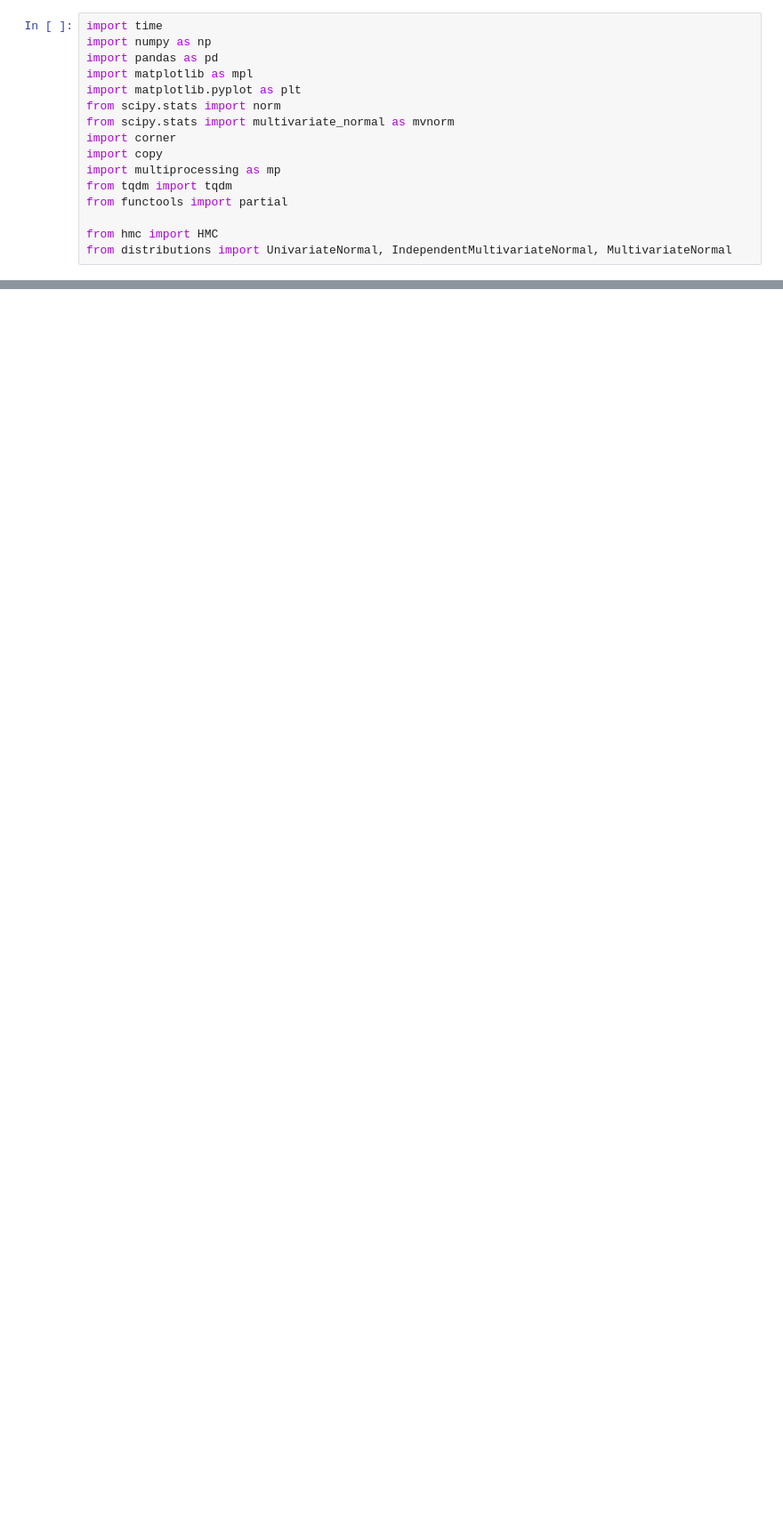
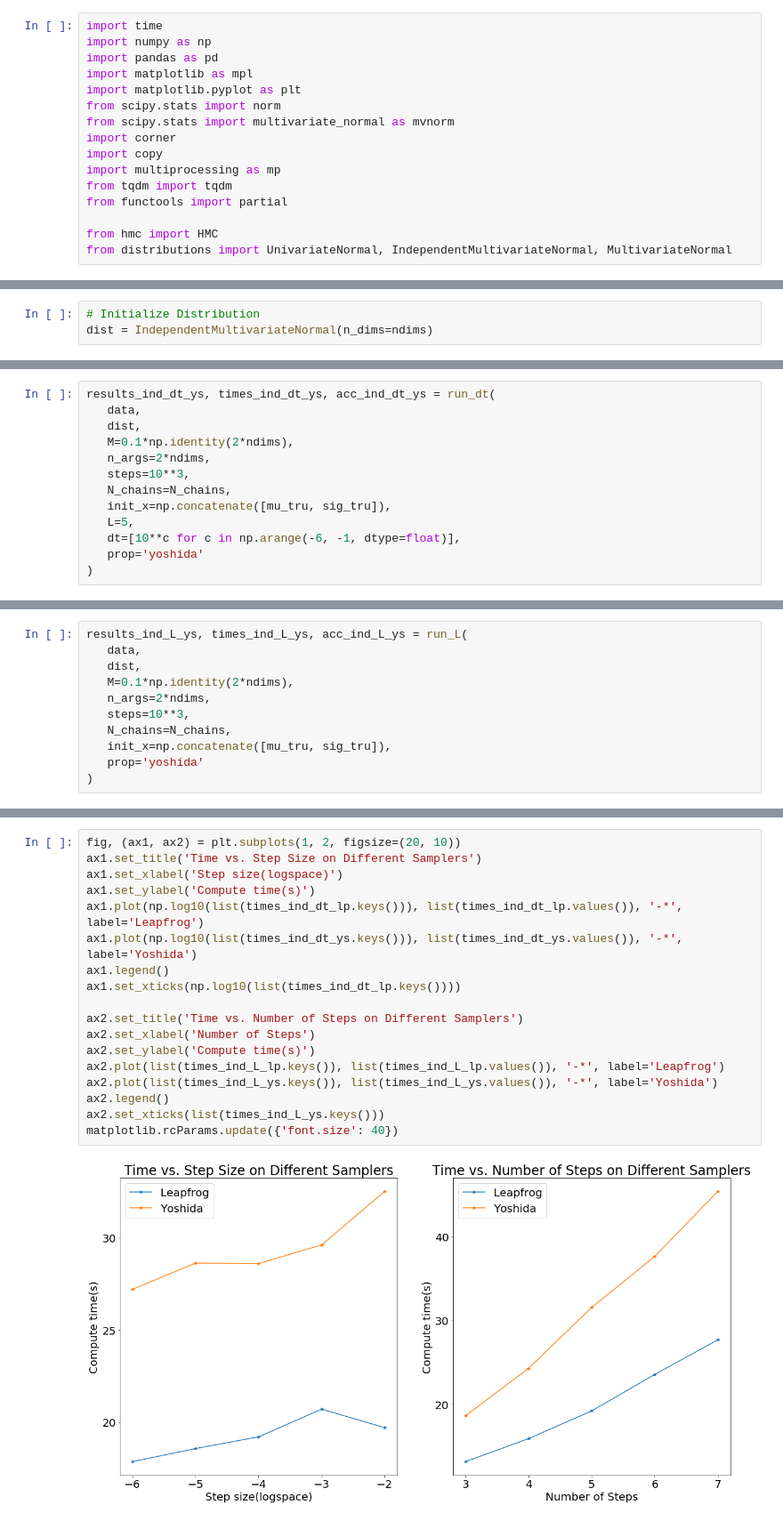
Before and after one commit to maho3/symHMC, a Jupyter notebook: Evaluate.ipynb, the cells around one changed output, grey strips where cells are left out. Shown at 89% size. Cells and saved outputs as stored; diff of their text form; blank space fills up the shorter version.

```diff
--- a/Evaluate.ipynb
+++ b/Evaluate.ipynb
@@ -68,0 +291,3 @@ mu_hat: 3.2386788217337017, sig_hat: [[ 3.71950815  1.90386355  0.36138862 ...
+# %%
+# Initialize Distribution
+dist = IndependentMultivariateNormal(n_dims=ndims)
@@ -76,0 +343,13 @@ xs = sampler.sample_pool(int(1e4), data, N_chains,
+# %%
+results_ind_dt_ys, times_ind_dt_ys, acc_ind_dt_ys = run_dt(
+   data,
+   dist,
+   M=0.1*np.identity(2*ndims),
+   n_args=2*ndims,
+   steps=10**3,
+   N_chains=N_chains,
+   init_x=np.concatenate([mu_tru, sig_tru]),
+   L=5,
+   dt=[10**c for c in np.arange(-6, -1, dtype=float)],
+   prop='yoshida'
+)
@@ -76,0 +364,11 @@ xs = sampler.sample_pool(int(1e4), data, N_chains,
+# %%
+results_ind_L_ys, times_ind_L_ys, acc_ind_L_ys = run_L(
+   data,
+   dist,
+   M=0.1*np.identity(2*ndims),
+   n_args=2*ndims,
+   steps=10**3,
+   N_chains=N_chains,
+   init_x=np.concatenate([mu_tru, sig_tru]),
+   prop='yoshida'
+)
@@ -76,0 +377,20 @@ xs = sampler.sample_pool(int(1e4), data, N_chains,
+# %%
+fig, (ax1, ax2) = plt.subplots(1, 2, figsize=(20, 10))
+ax1.set_title('Time vs. Step Size on Different Samplers')
+ax1.set_xlabel('Step size(logspace)')
+ax1.set_ylabel('Compute time(s)')
+ax1.plot(np.log10(list(times_ind_dt_lp.keys())), list(times_ind_dt_lp.values()), '-*', label='Leapfrog')
+ax1.plot(np.log10(list(times_ind_dt_ys.keys())), list(times_ind_dt_ys.values()), '-*', label='Yoshida')
+ax1.legend()
+ax1.set_xticks(np.log10(list(times_ind_dt_lp.keys())))
+
+ax2.set_title('Time vs. Number of Steps on Different Samplers')
+ax2.set_xlabel('Number of Steps')
+ax2.set_ylabel('Compute time(s)')
+ax2.plot(list(times_ind_L_lp.keys()), list(times_ind_L_lp.values()), '-*', label='Leapfrog')
+ax2.plot(list(times_ind_L_ys.keys()), list(times_ind_L_ys.values()), '-*', label='Yoshida')
+ax2.legend()
+ax2.set_xticks(list(times_ind_L_ys.keys()))
+matplotlib.rcParams.update({'font.size': 40})
+# %% [output]
+[figure, added]
```
Also changed, not shown: parts of 33 cells of this notebook, 1 other file.
